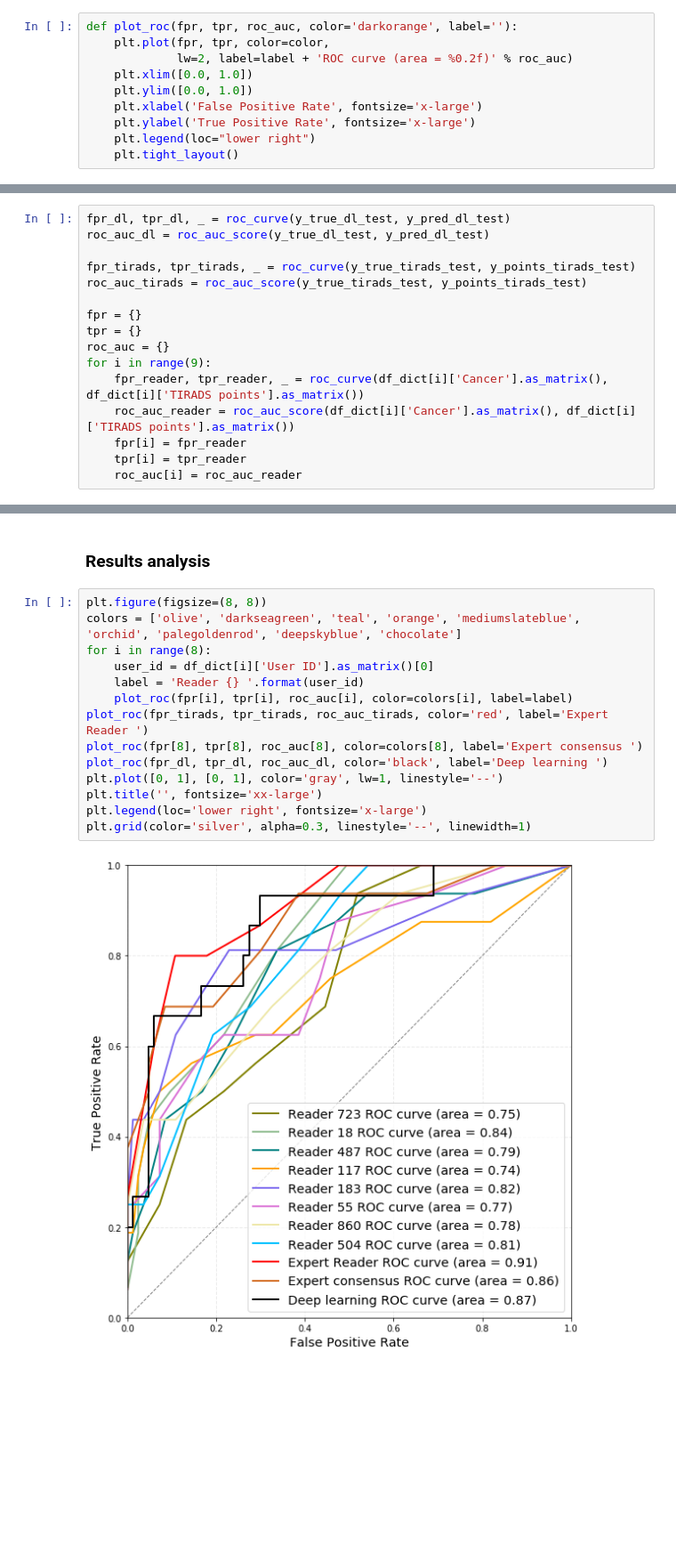
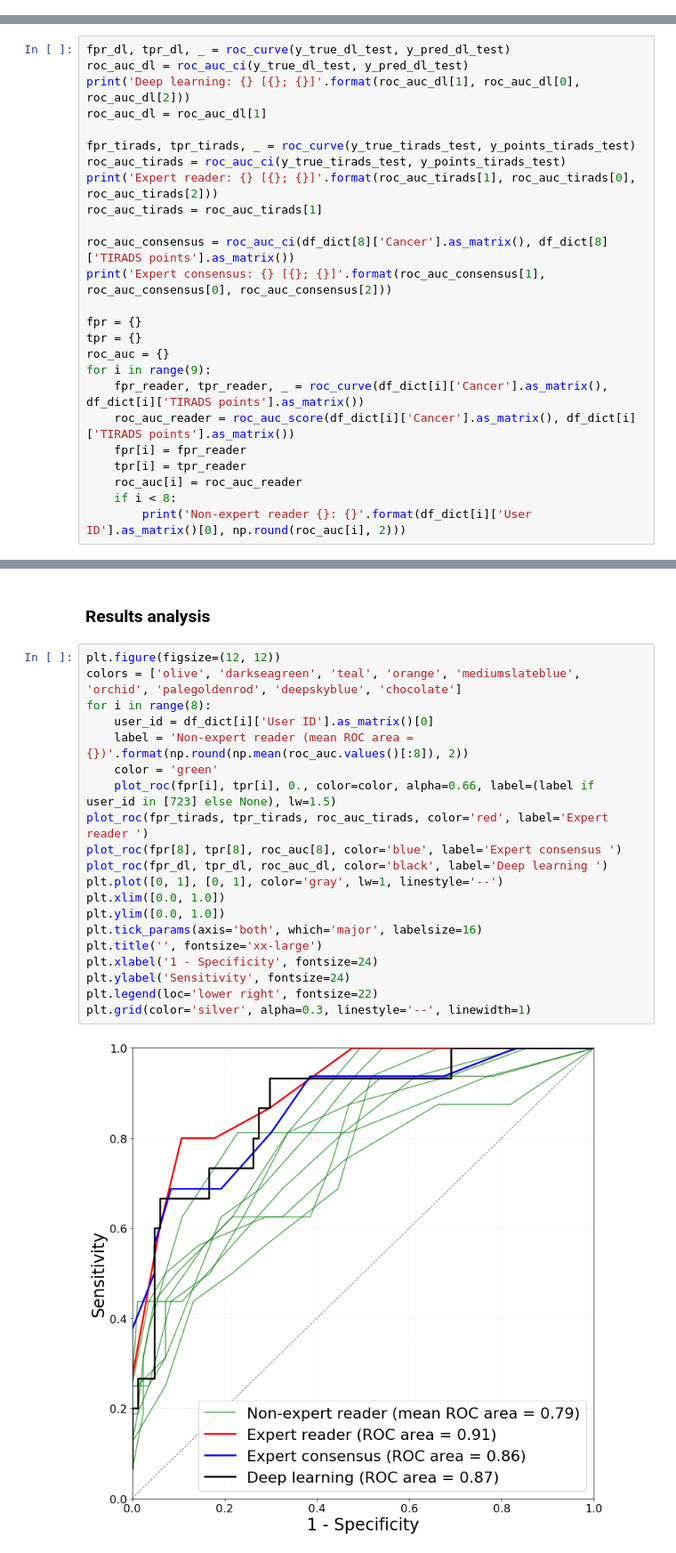
Before and after one commit to mateuszbuda/deep-thyroid-nodules, a Jupyter notebook: results/comparison_roc_test.ipynb, the cells around one changed output, grey strips where cells are left out. Shown at 89% size. Saved outputs shown, nothing was run; the diff lists cells and outputs as text; blank space fills up the shorter version.

```diff
--- a/results/comparison_roc_test.ipynb
+++ b/results/comparison_roc_test.ipynb
@@ -10,13 +10,3 @@ import warnings
 warnings.filterwarnings('ignore')
 # %% [markdown]
 ### Helper functions
-# %%
-def plot_roc(fpr, tpr, roc_auc, color='darkorange', label=''):
-    plt.plot(fpr, tpr, color=color,
-             lw=2, label=label + 'ROC curve (area = %0.2f)' % roc_auc)
-    plt.xlim([0.0, 1.0])
-    plt.ylim([0.0, 1.0])
-    plt.xlabel('False Positive Rate', fontsize='x-large')
-    plt.ylabel('True Positive Rate', fontsize='x-large')
-    plt.legend(loc="lower right")
-    plt.tight_layout()
@@ -81,10 +110,17 @@ y_true_dl_test = df_dl['Cancer'].as_matrix()
 ### Prediction based on TI-RADS
 # %%
 fpr_dl, tpr_dl, _ = roc_curve(y_true_dl_test, y_pred_dl_test)
-roc_auc_dl = roc_auc_score(y_true_dl_test, y_pred_dl_test)
+roc_auc_dl = roc_auc_ci(y_true_dl_test, y_pred_dl_test)
+print('Deep learning: {} [{}; {}]'.format(roc_auc_dl[1], roc_auc_dl[0], roc_auc_dl[2]))
+roc_auc_dl = roc_auc_dl[1]
 
 fpr_tirads, tpr_tirads, _ = roc_curve(y_true_tirads_test, y_points_tirads_test)
-roc_auc_tirads = roc_auc_score(y_true_tirads_test, y_points_tirads_test)
+roc_auc_tirads = roc_auc_ci(y_true_tirads_test, y_points_tirads_test)
+print('Expert reader: {} [{}; {}]'.format(roc_auc_tirads[1], roc_auc_tirads[0], roc_auc_tirads[2]))
+roc_auc_tirads = roc_auc_tirads[1]
+
+roc_auc_consensus = roc_auc_ci(df_dict[8]['Cancer'].as_matrix(), df_dict[8]['TIRADS points'].as_matrix())
+print('Expert consensus: {} [{}; {}]'.format(roc_auc_consensus[1], roc_auc_consensus[0], roc_auc_consensus[2]))
 
 fpr = {}
 tpr = {}
@@ -95,3 +131,5 @@ for i in range(9):
     fpr[i] = fpr_reader
     tpr[i] = tpr_reader
     roc_auc[i] = roc_auc_reader
+    if i < 8:
+        print('Non-expert reader {}: {}'.format(df_dict[i]['User ID'].as_matrix()[0], np.round(roc_auc[i], 2)))
@@ -98,18 +148,24 @@ for i in range(9):
 # %% [markdown]
 ### Results analysis
 # %%
-plt.figure(figsize=(8, 8))
+plt.figure(figsize=(12, 12))
 colors = ['olive', 'darkseagreen', 'teal', 'orange', 'mediumslateblue', 'orchid', 'palegoldenrod', 'deepskyblue', 'chocolate']
 for i in range(8):
     user_id = df_dict[i]['User ID'].as_matrix()[0]
-    label = 'Reader {} '.format(user_id)
-    plot_roc(fpr[i], tpr[i], roc_auc[i], color=colors[i], label=label)
-plot_roc(fpr_tirads, tpr_tirads, roc_auc_tirads, color='red', label='Expert Reader ')
-plot_roc(fpr[8], tpr[8], roc_auc[8], color=colors[8], label='Expert consensus ')
+    label = 'Non-expert reader (mean ROC area = {})'.format(np.round(np.mean(roc_auc.values()[:8]), 2))
+    color = 'green'
+    plot_roc(fpr[i], tpr[i], 0., color=color, alpha=0.66, label=(label if user_id in [723] else None), lw=1.5)
+plot_roc(fpr_tirads, tpr_tirads, roc_auc_tirads, color='red', label='Expert reader ')
+plot_roc(fpr[8], tpr[8], roc_auc[8], color='blue', label='Expert consensus ')
 plot_roc(fpr_dl, tpr_dl, roc_auc_dl, color='black', label='Deep learning ')
 plt.plot([0, 1], [0, 1], color='gray', lw=1, linestyle='--')
+plt.xlim([0.0, 1.0])
+plt.ylim([0.0, 1.0])
+plt.tick_params(axis='both', which='major', labelsize=16)
 plt.title('', fontsize='xx-large')
-plt.legend(loc='lower right', fontsize='x-large')
+plt.xlabel('1 - Specificity', fontsize=24)
+plt.ylabel('Sensitivity', fontsize=24)
+plt.legend(loc='lower right', fontsize=22)
 plt.grid(color='silver', alpha=0.3, linestyle='--', linewidth=1)
 # %% [output]
-[figure, old version]
+[figure, new version]
```
Also changed, not shown: parts of 2 cells of this notebook, 2 other files.
